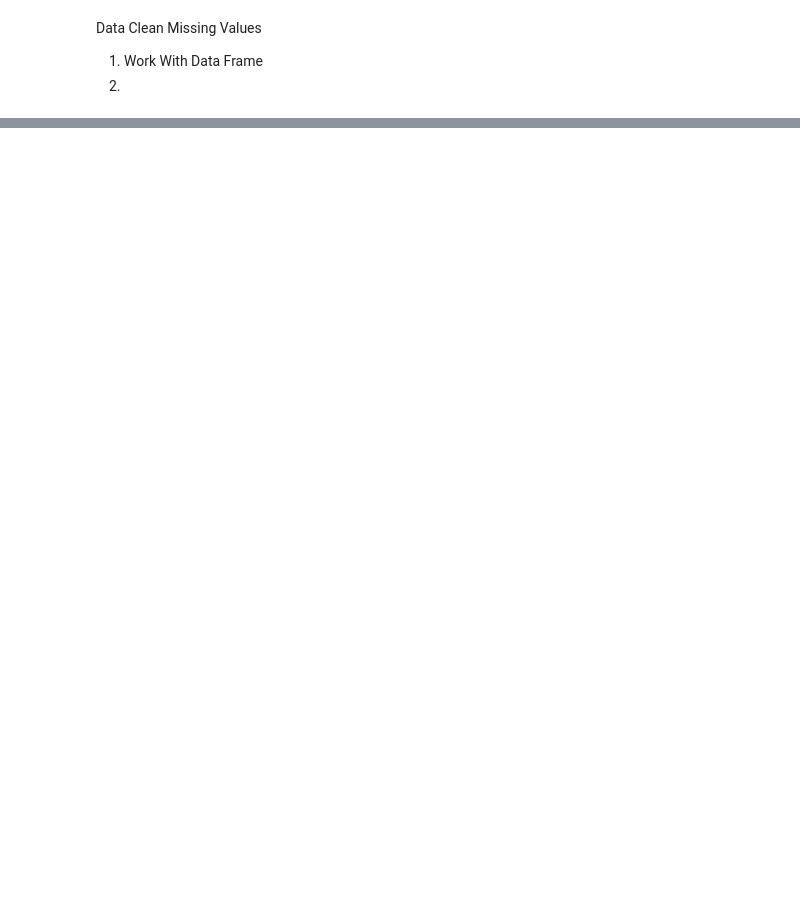
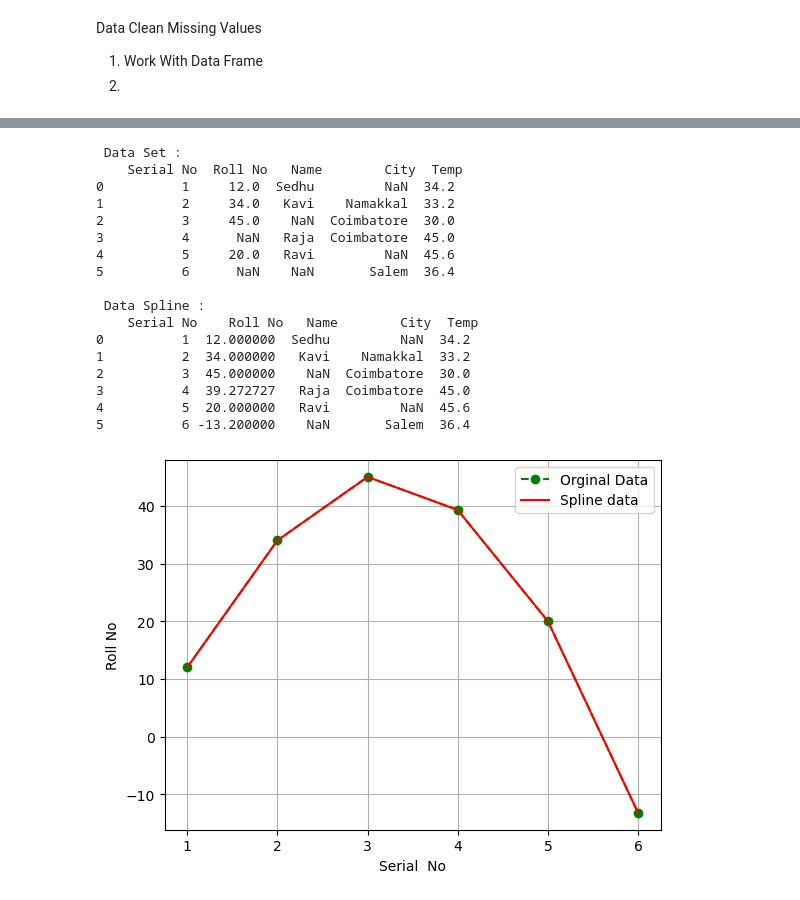
Before and after one commit to Sedhu2429/100-Days-of-Data-Scince-, a Jupyter notebook: pandaslearn.ipynb, the cells around one changed output, grey strips where cells are left out. Saved outputs shown, nothing was run; the diff lists cells and outputs as text; code cells hidden in the pictures; blank space fills up the shorter version.

```diff
--- a/pandaslearn.ipynb
+++ b/pandaslearn.ipynb
@@ -216,0 +536,53 @@ work 2 times
+# %%
+import pandas as pd
+import numpy as  np
+import matplotlib.pyplot as plt
+
+
+data = data.copy()
+
+
+df = pd.DataFrame(data)
+
+print(f"\n Data Set : \n {df}")
+
+
+df["Roll No"] = df["Roll No"].interpolate(method= "spline", order= 2)
+
+
+
+print(f"\n Data Spline : \n {df}")
+
+
+
+plt.plot(df["Serial No"] , df["Roll No"] , "go--", label = "Orginal Data")
+plt.plot(df["Serial No"] , df["Roll No"] , "r-", label = "Spline data")
+
+plt.xlabel("Serial  No")
+
+plt.ylabel("Roll No")
+
+plt.legend()
+
+plt.grid(True)
+
+plt.show()
+# %% [output]
+ Data Set :
+    Serial No  Roll No   Name        City  Temp
+0          1     12.0  Sedhu         NaN  34.2
+1          2     34.0   Kavi    Namakkal  33.2
+2          3     45.0    NaN  Coimbatore  30.0
+3          4      NaN   Raja  Coimbatore  45.0
+4          5     20.0   Ravi         NaN  45.6
+5          6      NaN    NaN       Salem  36.4
+
+ Data Spline :
+    Serial No    Roll No   Name        City  Temp
+0          1  12.000000  Sedhu         NaN  34.2
+1          2  34.000000   Kavi    Namakkal  33.2
+2          3  45.000000    NaN  Coimbatore  30.0
+3          4  39.272727   Raja  Coimbatore  45.0
+4          5  20.000000   Ravi         NaN  45.6
+5          6 -13.200000    NaN       Salem  36.4
+[figure, added]
```
Also changed, not shown: parts of 29 cells of this notebook, 19 other files.
